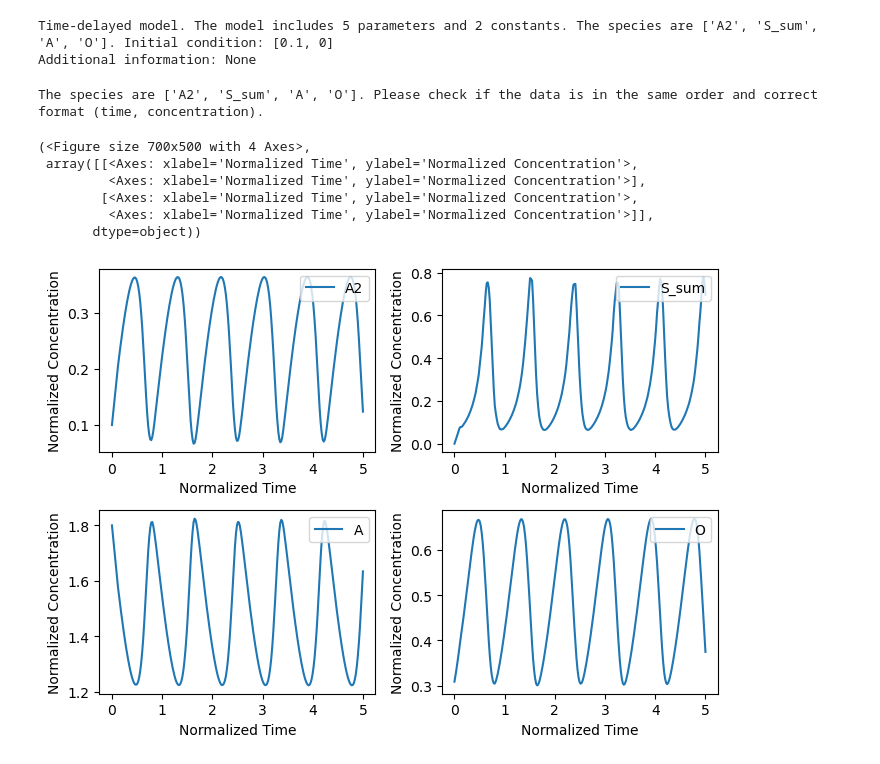
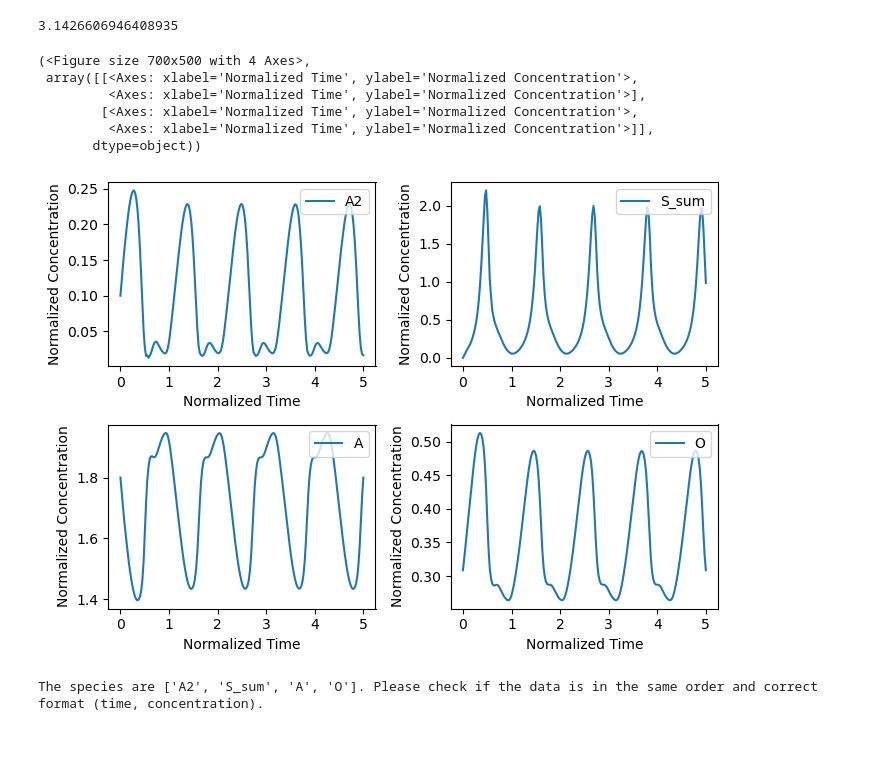
Before and after one commit to Zhiheng419/Chemical_Oscillation_Model, a Jupyter notebook: delayed_model.ipynb, the cells around one changed output. Saved outputs shown, nothing was run; the diff lists cells and outputs as text; code cells hidden in the pictures.

```diff
--- a/delayed_model.ipynb
+++ b/delayed_model.ipynb
@@ -11 +75,32 @@ from ddeint import ddeint
+# %%
+files = ['Data_sets/1_expB_osc_NatChem_MH.csv',
+         'Data_sets/3b_expB_osc_NatChem_MH.csv',
+         'Data_sets/4_expB_osc_NatChem_MH.csv']
+
+df_list = [pd.read_csv(file) for file in files]
+
+exp_data = pd.concat(df_list, axis=1)
+
+exp_data.columns = ['t1', 'c1', 't3b', 'c3b', 't4', 'c4']
+
+cut_off, CMC_3b = 112, 0.52
+tau = 0.24
+C_A2tol = exp_data.loc[0, 'c1'] + exp_data.loc[0, 'c4'] / 2
+
+exp_data = exp_data.head(cut_off)
+exp_data[['c1', 'c4']] /= C_A2tol
+exp_data['c3b'] /= CMC_3b
+
+for s in ['t1', 't3b', 't4']:
+    exp_data = exp_data.drop_duplicates(subset=s)
+    exp_data[s] /= tau
+
+print(C_A2tol)
+
+
+df_MHNatChem = exp_data.clip(lower=0)
+df_MHNatChem.loc[0, 't3b'] = 0
+df_MHNatChem.loc[0, 't4'] = 0
+# %% [output]
+3.1426606946408935
 # %%
@@ -121,24 +130,19 @@ df_MHNatChem.loc[0, 't4'] = 0
 # %%
-params = np.array([41.4, 12, 1.15, 20.7, 100])
+params = np.array([60, 5, 2, 11, 80])
 consts = [0.17, 2]
 init_cond = [0.1, 0]
 delayed_model = delayed_oscillation(delayed_approx_model_FTC, delay=1, params=params, consts=consts, init_cond=init_cond, calc_all=calc_all_delayed_approx_model_FTC)
-delayed_model.info
+delayed_model.set_delay((0.1, 0.4))
+delayed_model.plot(t=5)
 # %% [output]
-Time-delayed model. The model includes 5 parameters and 2 constants. The species are ['A2', 'S_sum', 'A', 'O']. Initial condition: [0.1, 0]
-Additional information: None
+(<Figure size 700x500 with 4 Axes>,
+ array([[<Axes: xlabel='Normalized Time', ylabel='Normalized Concentration'>,
+         <Axes: xlabel='Normalized Time', ylabel='Normalized Concentration'>],
+        [<Axes: xlabel='Normalized Time', ylabel='Normalized Concentration'>,
+         <Axes: xlabel='Normalized Time', ylabel='Normalized Concentration'>]],
+       dtype=object))
+[figure, added]
 # %%
 delayed_model.add_exp_data(df_MHNatChem)
 # %% [output]
 The species are ['A2', 'S_sum', 'A', 'O']. Please check if the data is in the same order and correct format (time, concentration).
-# %%
-delayed_model.set_delay(0.05)
-delayed_model.plot(t=5)
-# %% [output]
-(<Figure size 700x500 with 4 Axes>,
- array([[<Axes: xlabel='Normalized Time', ylabel='Normalized Concentration'>,
-         <Axes: xlabel='Normalized Time', ylabel='Normalized Concentration'>],
-        [<Axes: xlabel='Normalized Time', ylabel='Normalized Concentration'>,
-         <Axes: xlabel='Normalized Time', ylabel='Normalized Concentration'>]],
-       dtype=object))
-[figure, removed]
```
Also changed, not shown: parts of 9 cells of this notebook, 4 other files.
